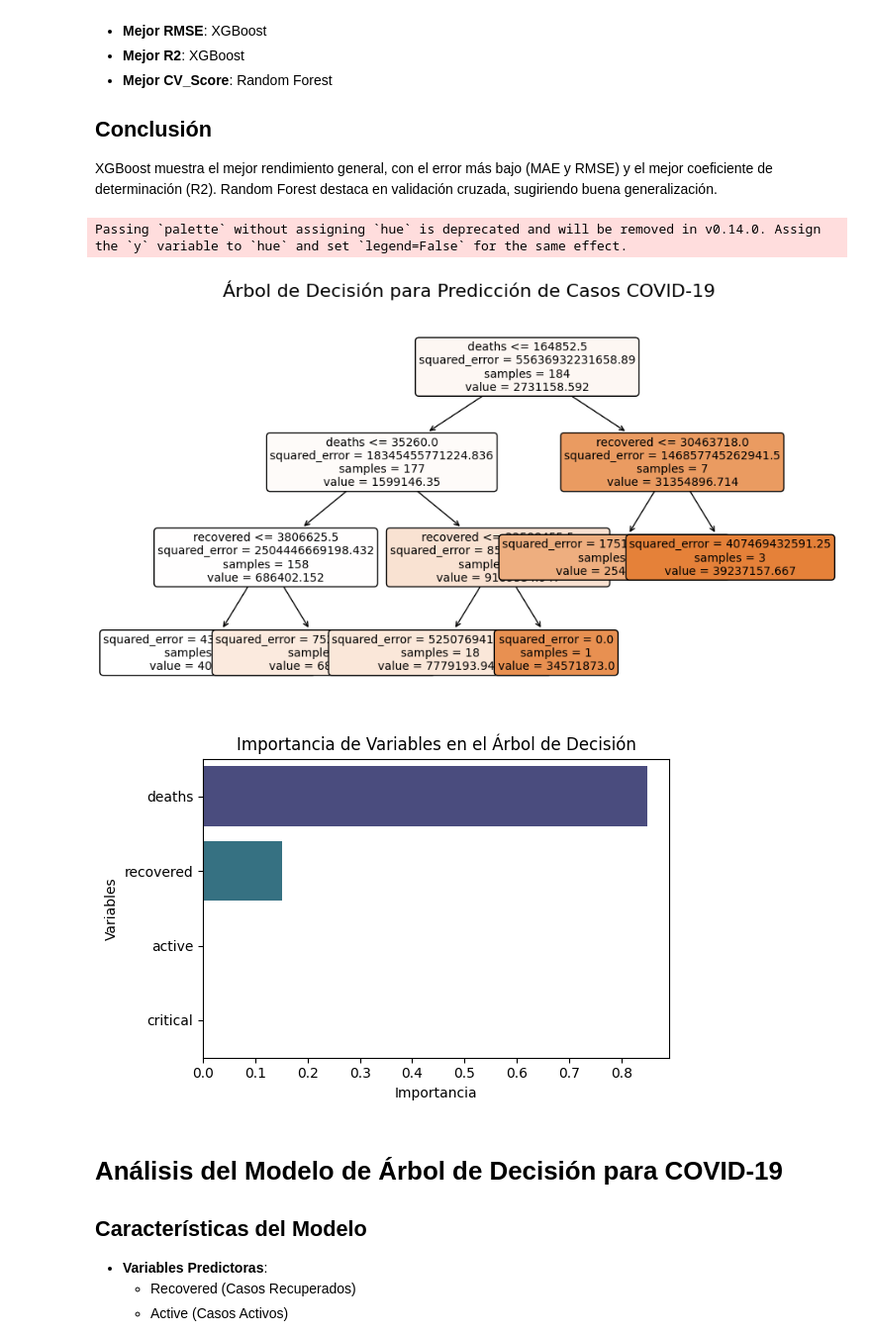
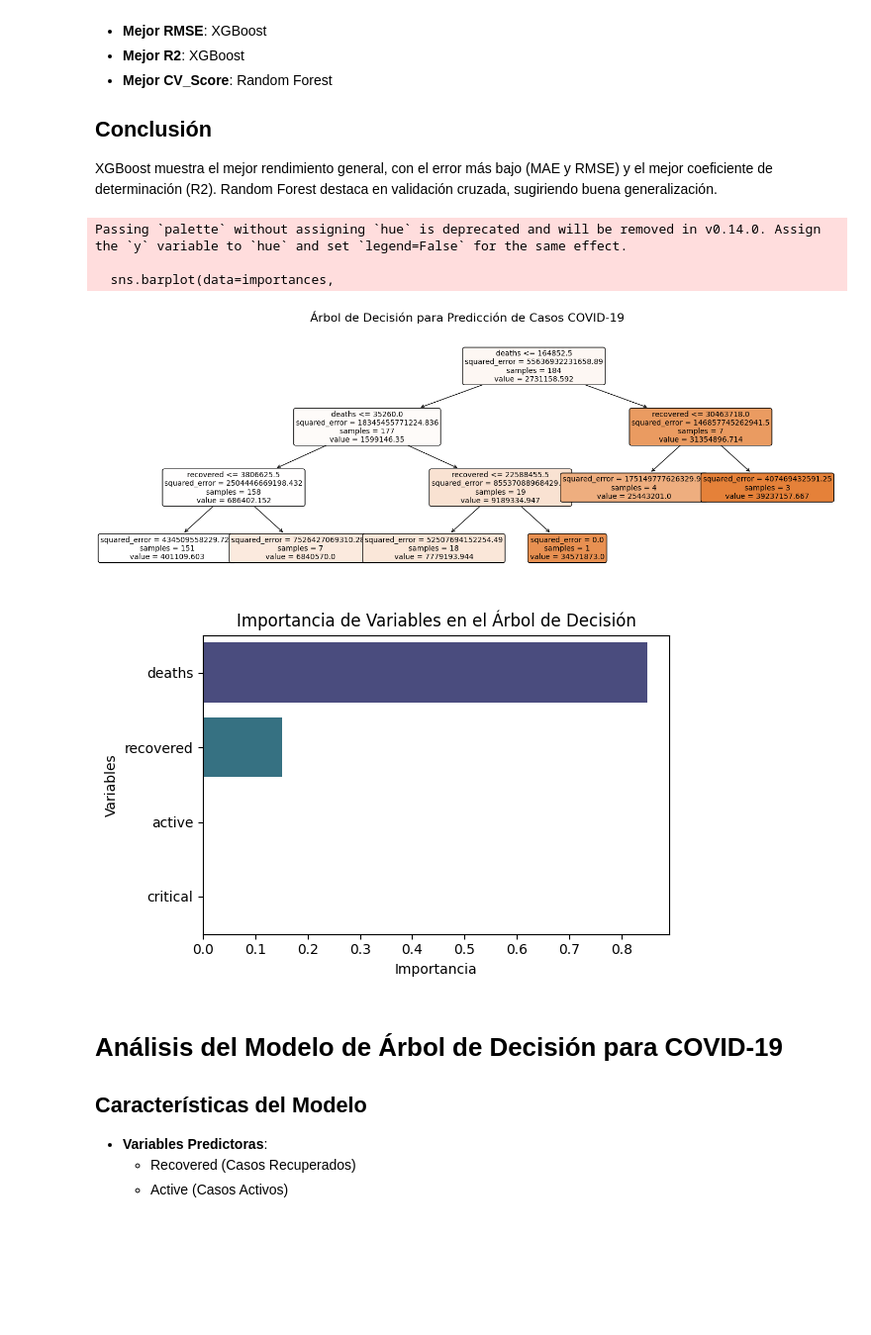
Before and after one commit to claudiosanchezt/Pruebas, a Jupyter notebook: prueba_2_Claudio_Sanchez_Torres_Javier_Astorga.ipynb, the cells around one changed output. Shown at 99% size. Cells and saved outputs as stored; diff of their text form; code cells hidden in the pictures; blank space fills up the shorter version.

```diff
--- a/prueba_2_Claudio_Sanchez_Torres_Javier_Astorga.ipynb
+++ b/prueba_2_Claudio_Sanchez_Torres_Javier_Astorga.ipynb
@@ -665,41 +673,43 @@ tree_model = DecisionTreeRegressor(
 tree_model.fit(X_train, y_train)
 
 # 2. Visualización del árbol
-plt.figure(figsize=(10,6))
+plt.figure(figsize=(18,6))
 feature_names = X.columns.tolist()
 
 # Visualización del árbol con colores personalizados
 plot_tree(tree_model,
           feature_names=feature_names,
           filled=True,
           rounded=True,
           fontsize=10,
           max_depth=3,
           class_names=['Casos COVID'])
 
 plt.title('Árbol de Decisión para Predicción de Casos COVID-19', fontsize=16, pad=20)
 
 # 3. Visualización de importancia de características
 plt.figure(figsize=(6,4))
 importances = pd.DataFrame({
     'features': feature_names,
     'importance': tree_model.feature_importances_
 })
 importances = importances.sort_values('importance', ascending=False)
 
 sns.barplot(data=importances,
             x='importance',
             y='features',
             palette='viridis')
 plt.title('Importancia de Variables en el Árbol de Decisión', fontsize=12)
 plt.xlabel('Importancia')
 plt.ylabel('Variables')
 
 plt.tight_layout()
 plt.show()
 # %% [output]
 Passing `palette` without assigning `hue` is deprecated and will be removed in v0.14.0. Assign the `y` variable to `hue` and set `legend=False` for the same effect.
+
+  sns.barplot(data=importances,
-[figure, old version]
+[figure, new version]
 [figure]
 # %% [markdown]
 # Análisis del Modelo de Árbol de Decisión para COVID-19
```
Also changed, not shown: parts of 12 cells of this notebook.
